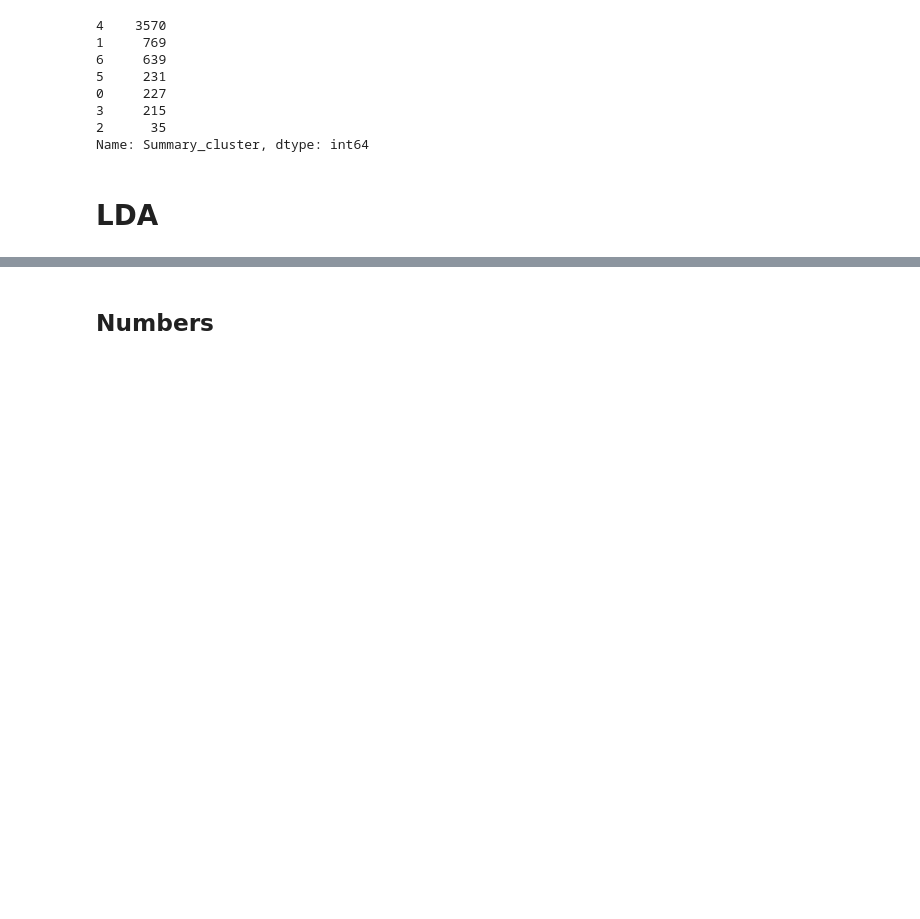
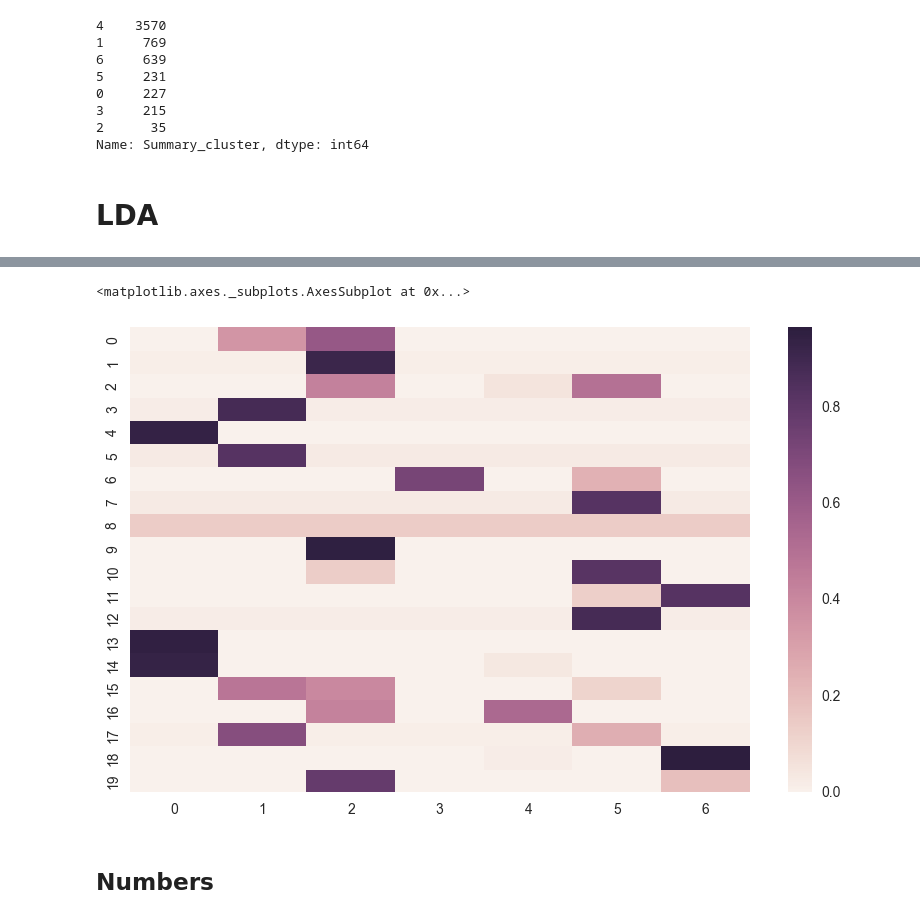
Before and after one commit to DanilBaibak/crash_planes, a Jupyter notebook: planecrashinfo.ipynb, the cells around one changed output, grey strips where cells are left out. Cells and saved outputs as stored; diff of their text form; code cells hidden in the pictures; blank space fills up the shorter version.

```diff
--- a/planecrashinfo.ipynb
+++ b/planecrashinfo.ipynb
@@ -197,6 +230,5 @@ corpus = [dictionary.doc2bow(text) for text in texts]
 # %%
 np.random.seed(42)
-num_topics = 10
 
-lda_model = models.ldamodel.LdaModel(corpus=corpus, id2word=dictionary, num_topics=num_topics, passes=10)
+lda = models.ldamodel.LdaModel(corpus_tfidf, id2word=dictionary, num_topics=final_clusters_number, passes=20)
 # %%
@@ -250,3 +261,20 @@ Topics number is 10
+# %%
+def compute_topic_summary_matrix(model, corpus, summaries):
+    td_matrix = pd.DataFrame(data=np.zeros((final_clusters_number, len(summaries))), columns=range(len(summaries)))
+
+    for i, (summary, bow) in enumerate(zip(summaries, corpus)):
+        summary_topics = model.get_document_topics(bow)
+
+        for topic, prob in summary_topics:
+            td_matrix[i][topic] += prob
+
+    return td_matrix
+# %%
+plt.figure(figsize=(10, 6))
+seaborn.heatmap(compute_topic_summary_matrix(lda, corpus, df.Summary.values[:20]).transpose())
+# %% [output]
+<matplotlib.axes._subplots.AxesSubplot at 0x...>
+[figure, added]
 # %% [markdown]
 ## Numbers
 # %%
```
Also changed, not shown: parts of 22 cells of this notebook.
